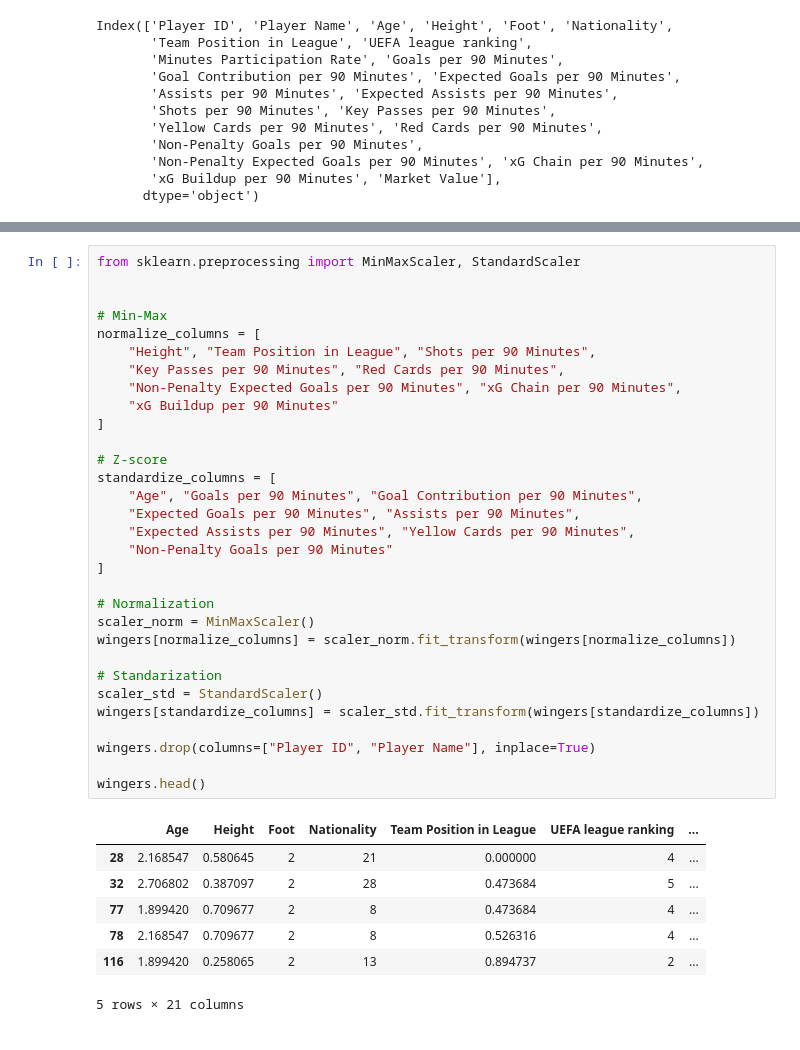
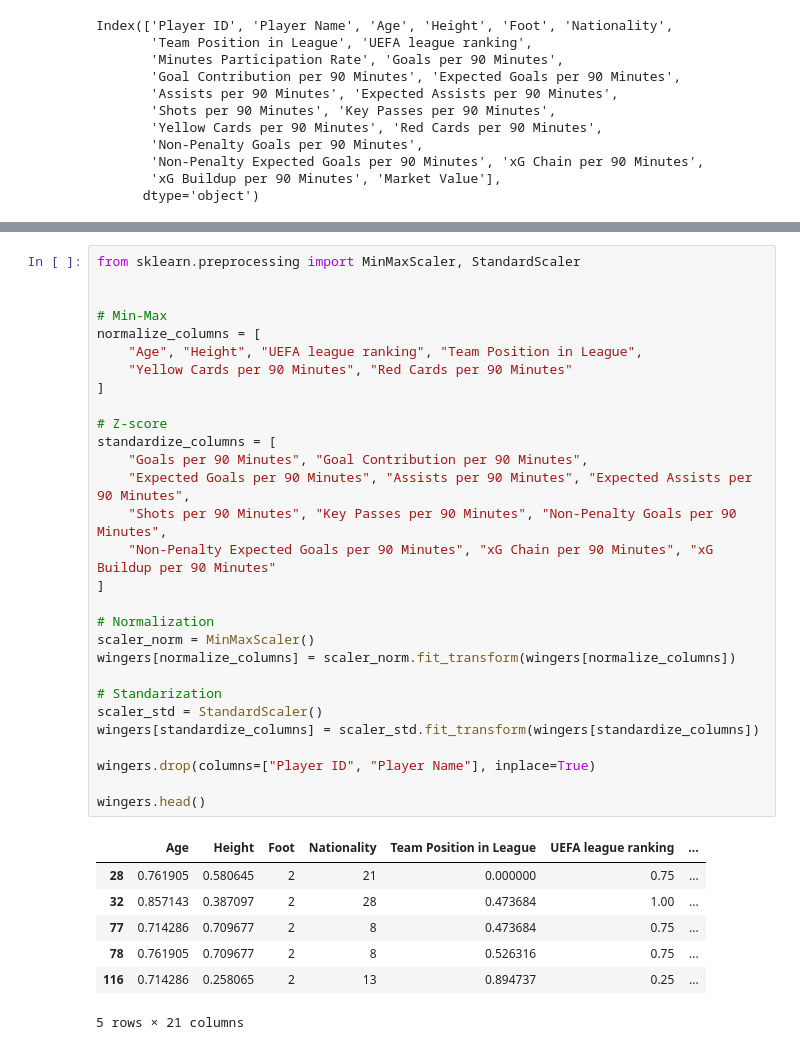
Before and after one commit to l3wandowskyy/Pricing-Footballers-Master, a Jupyter notebook: preditict_value_footballer.ipynb, the cells around one changed output, grey strips where cells are left out. Saved outputs shown, nothing was run; the diff lists cells and outputs as text.

```diff
--- a/preditict_value_footballer.ipynb
+++ b/preditict_value_footballer.ipynb
@@ -818,41 +776,39 @@ plt.show()
 # %%
 from sklearn.preprocessing import MinMaxScaler, StandardScaler
 
 
 # Min-Max
 normalize_columns = [
-    "Height", "Team Position in League", "Shots per 90 Minutes",
-    "Key Passes per 90 Minutes", "Red Cards per 90 Minutes",
-    "Non-Penalty Expected Goals per 90 Minutes", "xG Chain per 90 Minutes",
-    "xG Buildup per 90 Minutes"
+    "Age", "Height", "UEFA league ranking", "Team Position in League",
+    "Yellow Cards per 90 Minutes", "Red Cards per 90 Minutes"
 ]
 
 # Z-score
 standardize_columns = [
-    "Age", "Goals per 90 Minutes", "Goal Contribution per 90 Minutes",
-    "Expected Goals per 90 Minutes", "Assists per 90 Minutes",
-    "Expected Assists per 90 Minutes", "Yellow Cards per 90 Minutes",
-    "Non-Penalty Goals per 90 Minutes"
+    "Goals per 90 Minutes", "Goal Contribution per 90 Minutes",
+    "Expected Goals per 90 Minutes", "Assists per 90 Minutes", "Expected Assists per 90 Minutes",
+    "Shots per 90 Minutes", "Key Passes per 90 Minutes", "Non-Penalty Goals per 90 Minutes",
+    "Non-Penalty Expected Goals per 90 Minutes", "xG Chain per 90 Minutes", "xG Buildup per 90 Minutes"
 ]
 
 # Normalization
 scaler_norm = MinMaxScaler()
 wingers[normalize_columns] = scaler_norm.fit_transform(wingers[normalize_columns])
 
 # Standarization
 scaler_std = StandardScaler()
 wingers[standardize_columns] = scaler_std.fit_transform(wingers[standardize_columns])
 
 wingers.drop(columns=["Player ID", "Player Name"], inplace=True)
 
 wingers.head()
 # %% [output]
 |  | Age | Height | Foot | Nationality | Team Position in League | UEFA league ranking | ... |
-| 28 | 2.168547 | 0.580645 | 2 | 21 | 0.000000 | 4 | ... |
-| 32 | 2.706802 | 0.387097 | 2 | 28 | 0.473684 | 5 | ... |
-| 77 | 1.899420 | 0.709677 | 2 | 8 | 0.473684 | 4 | ... |
-| 78 | 2.168547 | 0.709677 | 2 | 8 | 0.526316 | 4 | ... |
-| 116 | 1.899420 | 0.258065 | 2 | 13 | 0.894737 | 2 | ... |
+| 28 | 0.761905 | 0.580645 | 2 | 21 | 0.000000 | 0.75 | ... |
+| 32 | 0.857143 | 0.387097 | 2 | 28 | 0.473684 | 1.00 | ... |
+| 77 | 0.714286 | 0.709677 | 2 | 8 | 0.473684 | 0.75 | ... |
+| 78 | 0.761905 | 0.709677 | 2 | 8 | 0.526316 | 0.75 | ... |
+| 116 | 0.714286 | 0.258065 | 2 | 13 | 0.894737 | 0.25 | ... |
 5 rows × 21 columns
 # %%
 # Check the distribution
```
Also changed, not shown: parts of 34 cells of this notebook.
